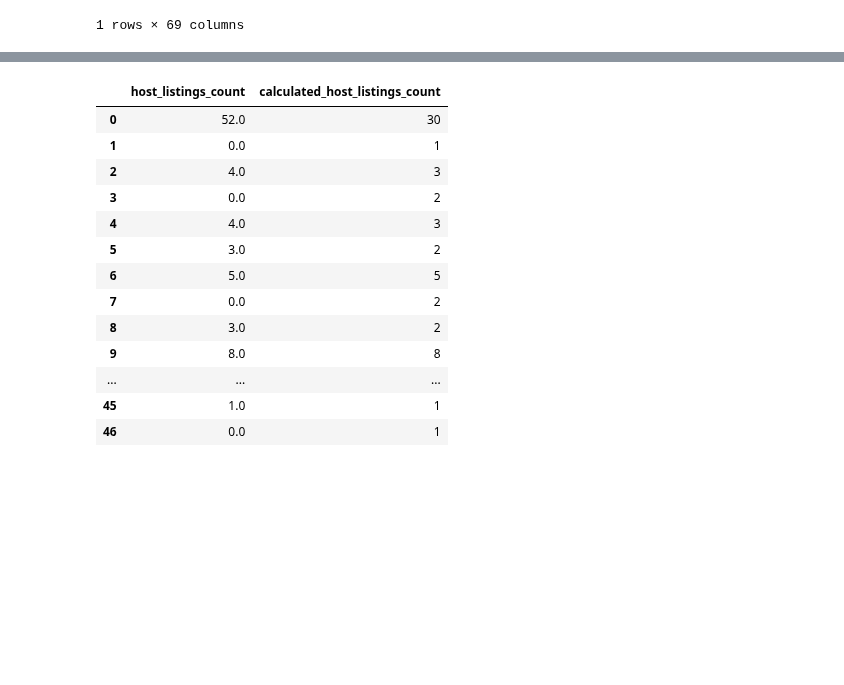
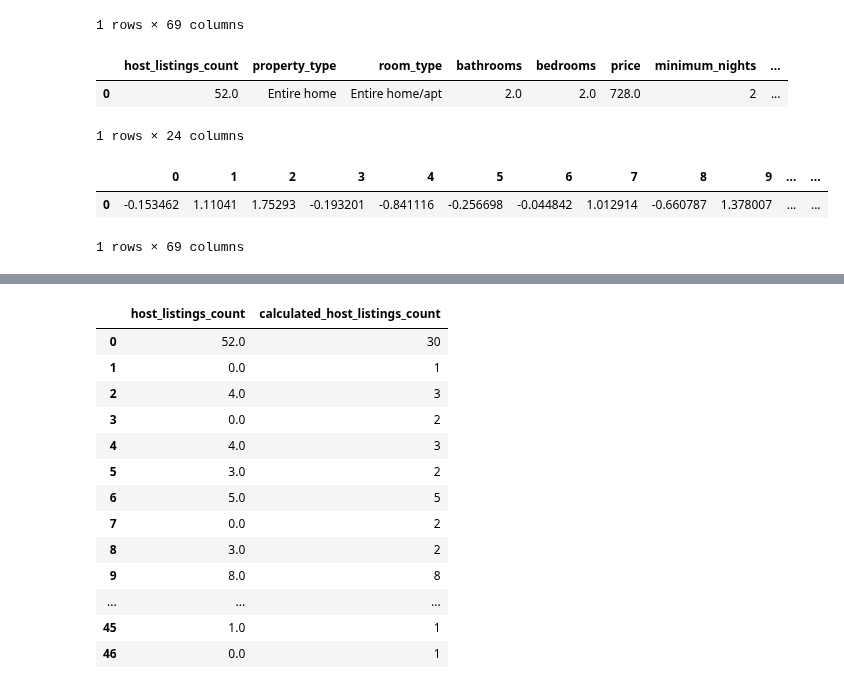
Before and after one commit to nlee98/ADS-599_Capstone_Project, a Jupyter notebook: Deployment_Files/temp.ipynb, the cells around one changed output, grey strips where cells are left out. Cells and saved outputs as stored; diff of their text form; code cells hidden in the pictures; blank space fills up the shorter version.

```diff
--- a/Deployment_Files/temp.ipynb
+++ b/Deployment_Files/temp.ipynb
@@ -42,6 +45,18 @@ pd.DataFrame(room_pipeline.transform(y))
 |  | 0 | 1 | 2 | 3 | 4 | 5 | 6 | 7 | 8 | 9 | ... | ... |
 | 0 | -0.232612 | -0.243497 | -0.246405 | -0.193201 | 1.616627 | -0.236662 | -0.044842 | -1.140809 | -0.363524 | -0.268185 | ... | ... |
 1 rows × 69 columns
+# %%
+pd.DataFrame(data.iloc[0]).T
+# %% [output]
+|  | host_listings_count | property_type | room_type | bathrooms | bedrooms | price | minimum_nights | ... |
+| 0 | 52.0 | Entire home | Entire home/apt | 2.0 | 2.0 | 728.0 | 2 | ... |
+1 rows × 24 columns
+# %%
+pd.DataFrame(room_pipeline.transform(pd.DataFrame(data.iloc[0]).T))
+# %% [output]
+|  | 0 | 1 | 2 | 3 | 4 | 5 | 6 | 7 | 8 | 9 | ... | ... |
+| 0 | -0.153462 | 1.11041 | 1.75293 | -0.193201 | -0.841116 | -0.256698 | -0.044842 | 1.012914 | -0.660787 | 1.378007 | ... | ... |
+1 rows × 69 columns
 # %%
 # Read in Data
 data = pd.read_csv("../Data/model_ready.csv.gz", compression = "gzip")
```
Also changed, not shown: parts of 1 cell of this notebook, 3 other files.
